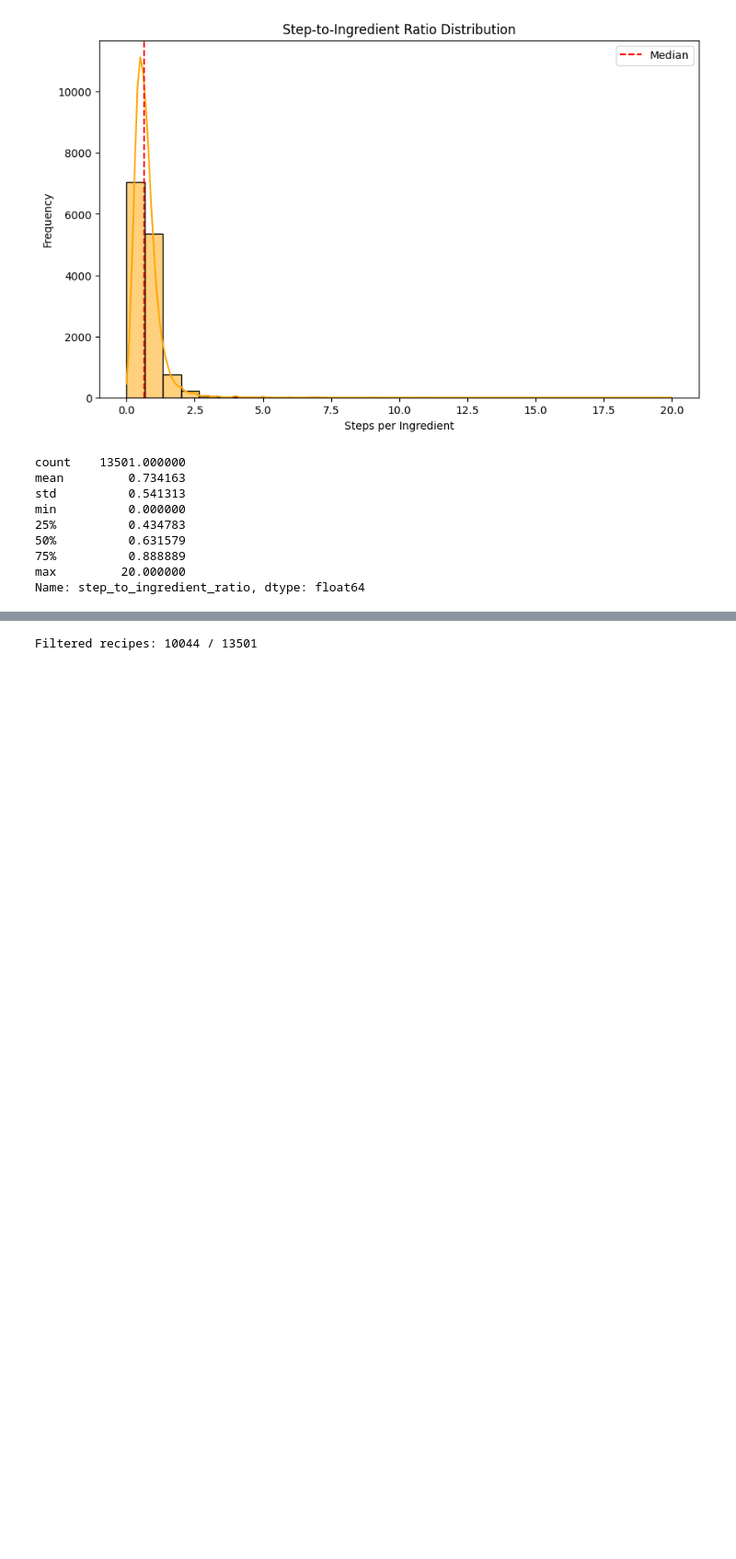
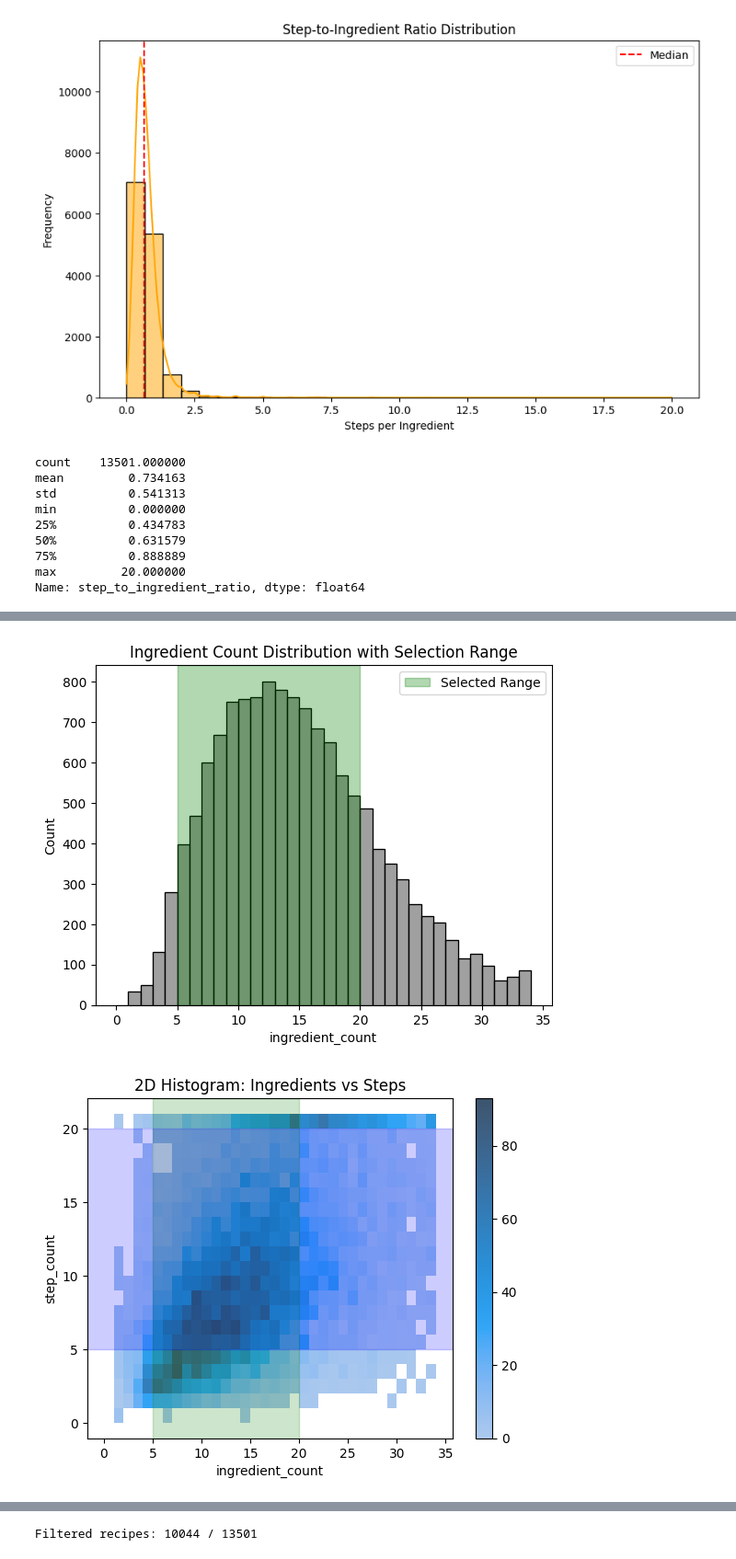
Before and after one commit to crunchdomo/llm_conversation, a Jupyter notebook: recipe_selection.ipynb, the cells around one changed output, grey strips where cells are left out. Shown at 92% size. Drawn from its saved outputs; the diff is of its cells as text; code cells hidden in the pictures; blank space fills up the shorter version.

```diff
--- a/recipe_selection.ipynb
+++ b/recipe_selection.ipynb
@@ -71,0 +102,77 @@ Name: step_to_ingredient_ratio, dtype: float64
+# %%
+import seaborn as sns
+import matplotlib.pyplot as plt
+
+# Assuming df has columns 'ingredient_count' and 'step_count'
+sns.histplot(df['ingredient_count'], bins=range(0, 35), color='grey')
+plt.axvspan(5, 20, color='green', alpha=0.3, label='Selected Range')
+plt.legend()
+plt.title('Ingredient Count Distribution with Selection Range')
+plt.show()
+
+# 2D heatmap
+sns.histplot(data=df, x='ingredient_count', y='step_count', bins=[range(0, 35), range(0, 22)], cbar=True)
+plt.axvspan(5, 20, color='green', alpha=0.2)
+plt.axhspan(5, 20, color='blue', alpha=0.2)
+plt.title('2D Histogram: Ingredients vs Steps')
+plt.show()
+
+from mpl_toolkits.mplot3d import Axes3D
+import matplotlib.pyplot as plt
+
+def extract_instruction_text(instruction_dict):
+    if isinstance(instruction_dict, dict):
+        return ' '.join(instruction_dict.values())
+    return ''
+
+df['instruction_text'] = df['instructions'].apply(extract_instruction_text)
+df['instruction_length'] = df['instruction_text'].apply(lambda x: len(x.split()))
+
+
+fig = plt.figure(figsize=(10,7))
+ax = fig.add_subplot(111, projection='3d')
+ax.scatter(df['ingredient_count'], df['step_count'], df['instruction_length'], alpha=0.5)
+ax.set_xlabel('Ingredient Count')
+ax.set_ylabel('Step Count')
+ax.set_zlabel('Instruction Length (words)')
+plt.title('3D Scatter: Ingredients, Steps, Instruction Length')
+plt.show()
+
+import seaborn as sns
+sns.pairplot(df[['ingredient_count', 'step_count', 'instruction_length']])
+plt.suptitle('Pair Plot of Recipe Features', y=1.02)
+plt.show()
+
+import pandas as pd
+df['ingredient_bin'] = pd.cut(df['ingredient_count'], bins=range(0, 35, 5))
+df['step_bin'] = pd.cut(df['step_count'], bins=range(0, 22, 5))
+pivot = df.pivot_table(index='ingredient_bin', columns='step_bin', values='instruction_length', aggfunc='mean')
+plt.figure(figsize=(10,8))
+sns.heatmap(pivot, annot=True, fmt=".1f", cmap='coolwarm')
+plt.title('Mean Instruction Length by Ingredient and Step Count')
+plt.xlabel('Step Count Bin')
+plt.ylabel('Ingredient Count Bin')
+plt.show()
+
+from pandas.plotting import parallel_coordinates
+
+sample_df = df[['ingredient_count', 'step_count', 'instruction_length']].copy()
+sample_df['index'] = sample_df.index.astype(str)
+parallel_coordinates(sample_df, 'index', color=('#556270',), alpha=0.5)
+plt.title('Parallel Coordinates Plot (Sample)')
+plt.xlabel('Features')
+plt.ylabel('Value')
+plt.legend([],[], frameon=False)
+plt.show()
+
+# Highlight recipes with high ingredient count
+high_ingredients = df[df['ingredient_count'] > df['ingredient_count'].quantile(0.95)]
+plt.scatter(df['ingredient_count'], df['instruction_length'], alpha=0.3)
+plt.scatter(high_ingredients['ingredient_count'], high_ingredients['instruction_length'], color='red')
+plt.xlabel('Ingredient Count')
+plt.ylabel('Instruction Length')
+plt.title('Highlighting Recipes with High Ingredient Count')
+plt.show()
+# %% [output]
+[figure, added]
+[figure, added]
```
Also changed, not shown: parts of 4 cells of this notebook, 18 other files.
